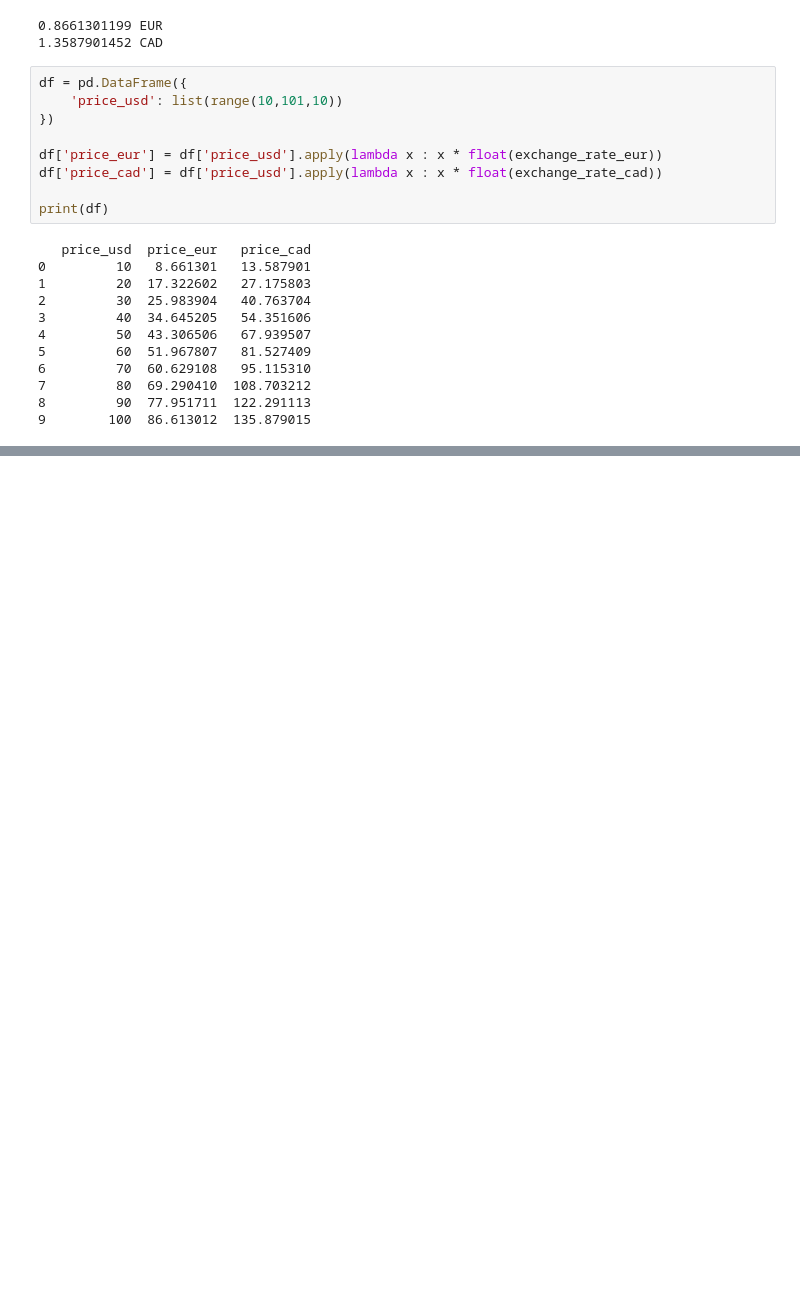
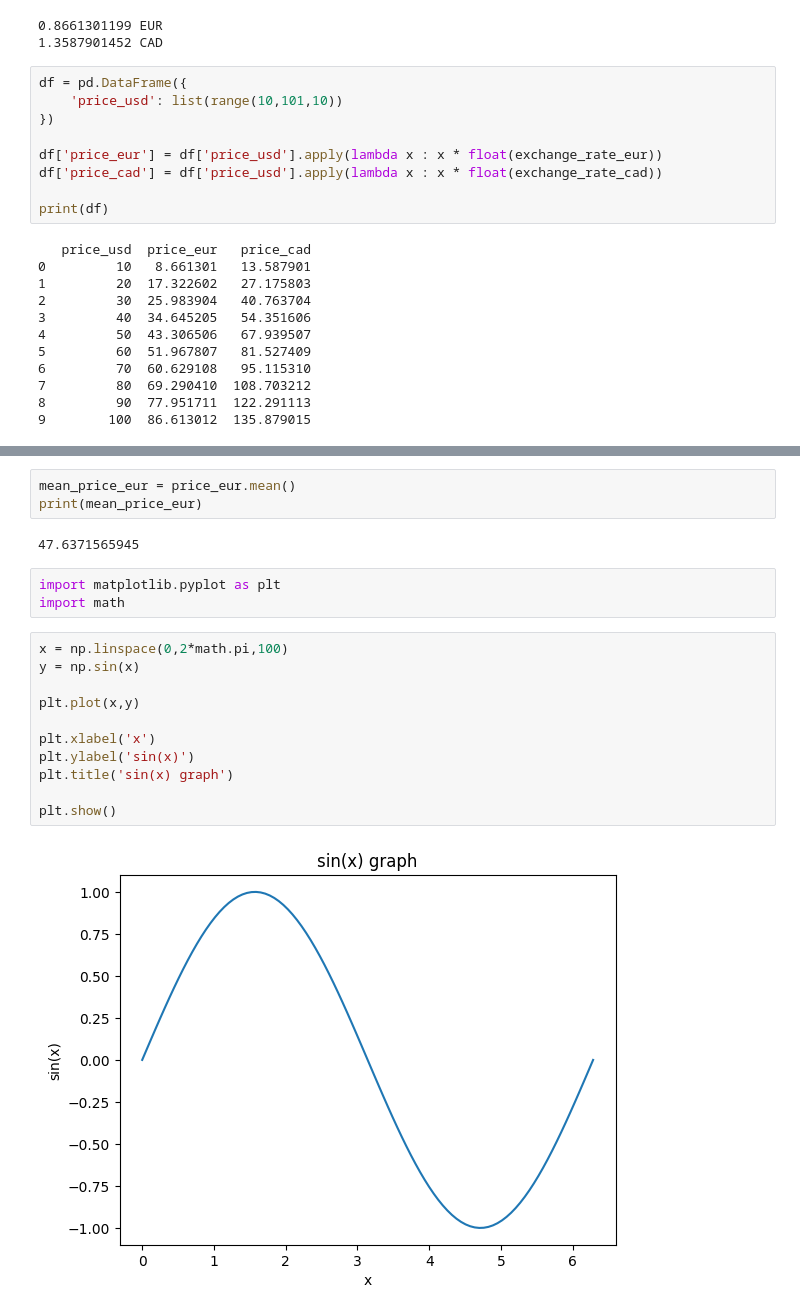
Before and after one commit to JFelixSB/Masters_Big_Data_Data_Analytics, a Jupyter notebook: module2.ipynb, the cells around one changed output, grey strips where cells are left out. Cells and saved outputs as stored; diff of their text form; blank space fills up the shorter version.

```diff
--- a/module2.ipynb
+++ b/module2.ipynb
@@ -93,0 +143,21 @@ print(df)
+# %%
+mean_price_eur = price_eur.mean()
+print(mean_price_eur)
+# %% [output]
+47.6371565945
+# %%
+import matplotlib.pyplot as plt
+import math
+# %%
+x = np.linspace(0,2*math.pi,100)
+y = np.sin(x)
+
+plt.plot(x,y)
+
+plt.xlabel('x')
+plt.ylabel('sin(x)')
+plt.title('sin(x) graph')
+
+plt.show()
+# %% [output]
+[figure, added]
```
Also changed, not shown: parts of 8 cells of this notebook, 3 other files.
